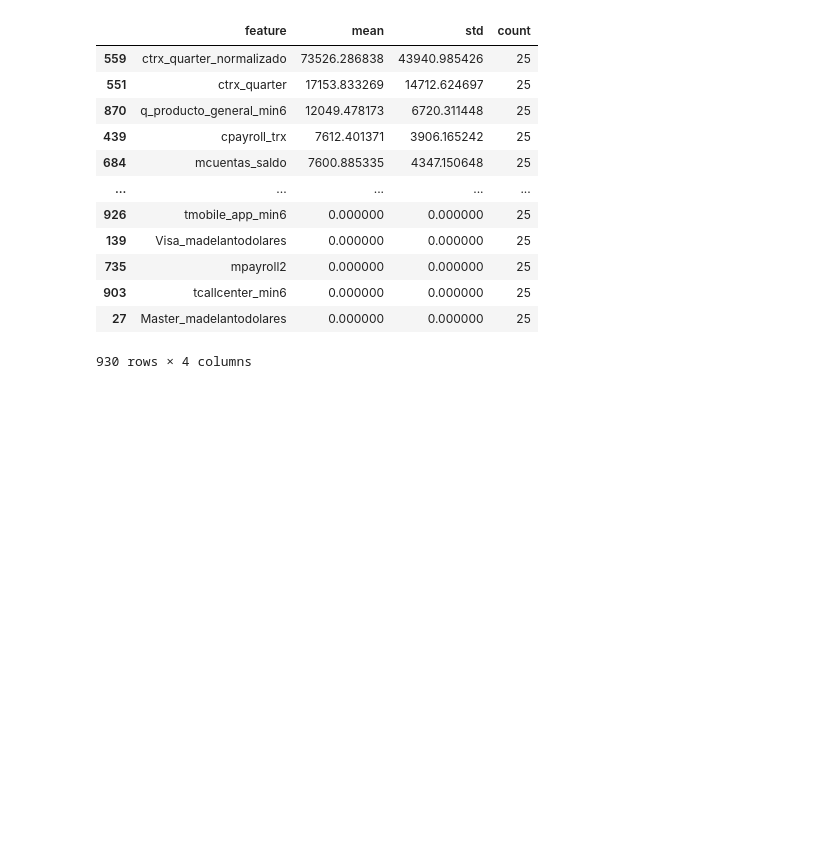
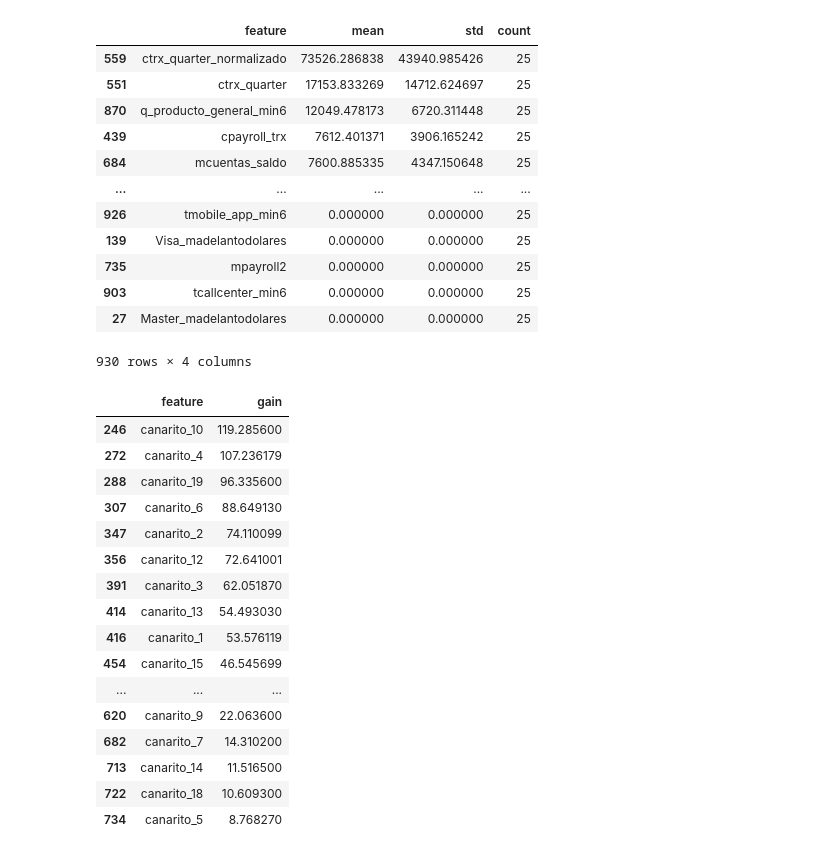
Before and after one commit to jrk-data/dmeyf-project, a Jupyter notebook: notebooks/feature_importances.ipynb, the cells around one changed output. Drawn from its saved outputs; the diff is of its cells as text; code cells hidden in the pictures; blank space fills up the shorter version.

Commit message:
HAGO SELECTION CANARITOS

```diff
--- a/notebooks/feature_importances.ipynb
+++ b/notebooks/feature_importances.ipynb
@@ -238,3 +238,29 @@ df_resumen
 | 903 | tcallcenter_min6 | 0.000000 | 0.000000 | 25 |
 | 27 | Master_madelantodolares | 0.000000 | 0.000000 | 25 |
 930 rows × 4 columns
+# %%
+df = pd.read_csv(
+    'gs://joaquinrk_data_bukito3/datasets/features_selection.csv'
+)
+# %%
+# seleccionar los campos que tienen canarito en su valor de feature
+df_canaritos = df[df['feature'].str.contains('canarito', case=False, na=False)]
+df_canaritos
+# %% [output]
+|  | feature | gain |
+| 246 | canarito_10 | 119.285600 |
+| 272 | canarito_4 | 107.236179 |
+| 288 | canarito_19 | 96.335600 |
+| 307 | canarito_6 | 88.649130 |
+| 347 | canarito_2 | 74.110099 |
+| 356 | canarito_12 | 72.641001 |
+| 391 | canarito_3 | 62.051870 |
+| 414 | canarito_13 | 54.493030 |
+| 416 | canarito_1 | 53.576119 |
+| 454 | canarito_15 | 46.545699 |
+| ... | ... | ... |
+| 620 | canarito_9 | 22.063600 |
+| 682 | canarito_7 | 14.310200 |
+| 713 | canarito_14 | 11.516500 |
+| 722 | canarito_18 | 10.609300 |
+| 734 | canarito_5 | 8.768270 |
```
Also changed, not shown: parts of 2 cells of this notebook, 4 other files.
